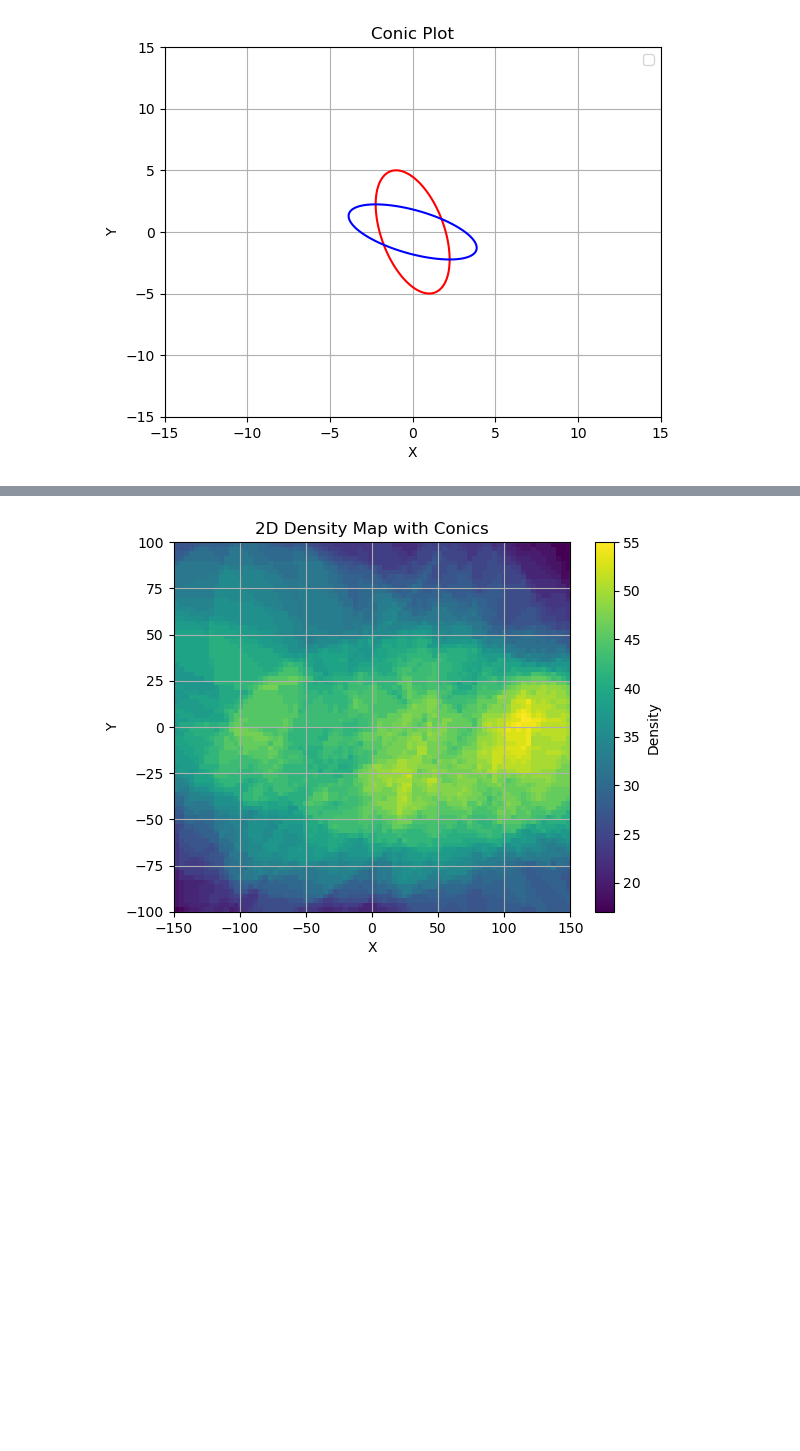
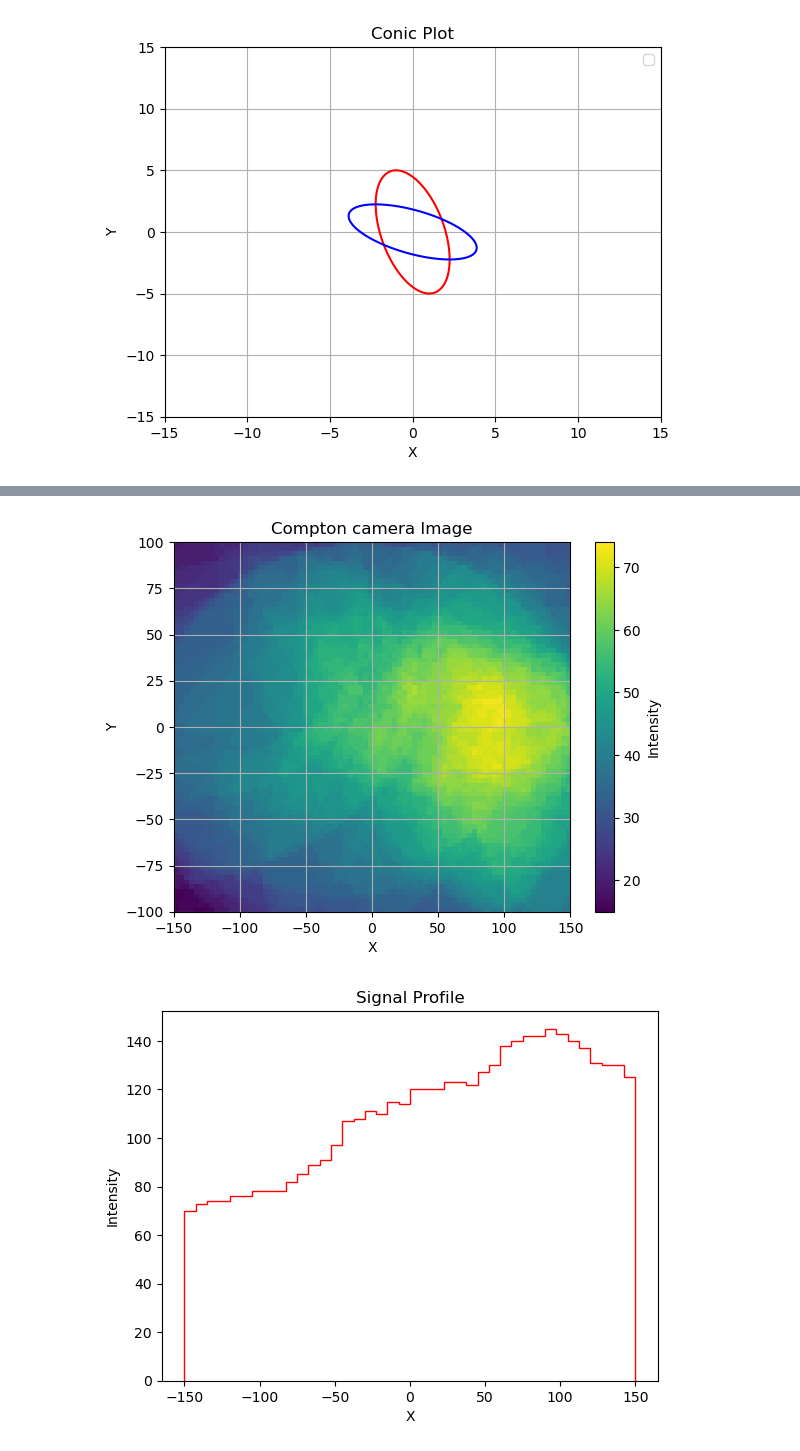
Before and after one commit to francescouni0/Online-Monitoring, a Jupyter notebook: ImageReconCompton.ipynb, the cells around one changed output, grey strips where cells are left out. Drawn from its saved outputs; the diff is of its cells as text; code cells hidden in the pictures; blank space fills up the shorter version.

```diff
--- a/ImageReconCompton.ipynb
+++ b/ImageReconCompton.ipynb
@@ -4,7 +4,7 @@ import matplotlib.pyplot as plt
 import numpy as np
 
 # Open the ROOT file and get the TTree
-file = uproot.open("dati/compton/Si/Hits.root")
+file = uproot.open("dati/compton/high/Hits.root")
 tree = file["Hits"]
 
 # Get the data as a Pandas DataFrame
@@ -363,10 +362,12 @@ No artists with labels found to put in legend.  Note that artists whose label st
 # %%
 import numpy as np
 import matplotlib.pyplot as plt
+import seaborn as sns
 
 # Assuming merged_df is the DataFrame containing the direction information
 # ...
 
+ximg=np.linspace(-150,150,80)
 def plot_conics(merged_df, num_conics):
     # Define the parameters for multiple conics
     conics_params = []
@@ -387,36 +388,44 @@ def plot_conics(merged_df, num_conics):
     X, Y = np.meshgrid(X, Y)
 
     # Create an empty 2D array to store density values
     density_map = np.zeros_like(X)
 
     # Iterate for all the curves and update density_map
     for conic_params in conics_params[:num_conics]:
         x, y, z = conic_params["center"]
         n1, n2, n3 = conic_params["coefficients"]
         theta = conic_params["angle"]
         zp = conic_params["zp"]
 
         # Conic equation
         equation = ((n1 * (X - x) + n2 * (Y - y) + n3 * (zp - z))**2) - (np.cos(theta)**2) * ((X - x)**2 + (Y - y)**2 + (zp - z)**2)
 
         # Update density_map
         density_map += np.isclose(equation,0,atol=50000).astype(int)
     # Plot the 2D density map
     plt.imshow(density_map, extent=[-150, 150, -100, 100], origin='lower', cmap='viridis', interpolation='nearest', aspect='auto')
 
     # Additional plot settings
     plt.xlabel('X')
     plt.ylabel('Y')
-    plt.title('2D Density Map with Conics')
-    plt.colorbar(label='Density')
+    plt.title('Compton camera Image')
+    plt.colorbar(label='Intensity')
     plt.grid(True)
     plt.show()
+
+    plt.hist(ximg,weights=density_map[40,:], bins=40, range=(-150, 150), histtype='step', color='r')
+    plt.xlabel('X')
+    plt.ylabel('Intensity')
+    plt.title('Signal Profile')
+
+
 
 # Specify the number of conics to draw
 num_conics_to_draw = 100  # Adjust as needed
 plot_conics(merged_df, num_conics_to_draw)
 # %% [output]
-[figure, old version]
+[figure, new version]
+[figure, added]
 # %%
 
 
```
Also changed, not shown: parts of 10 cells of this notebook, 2 other files.
